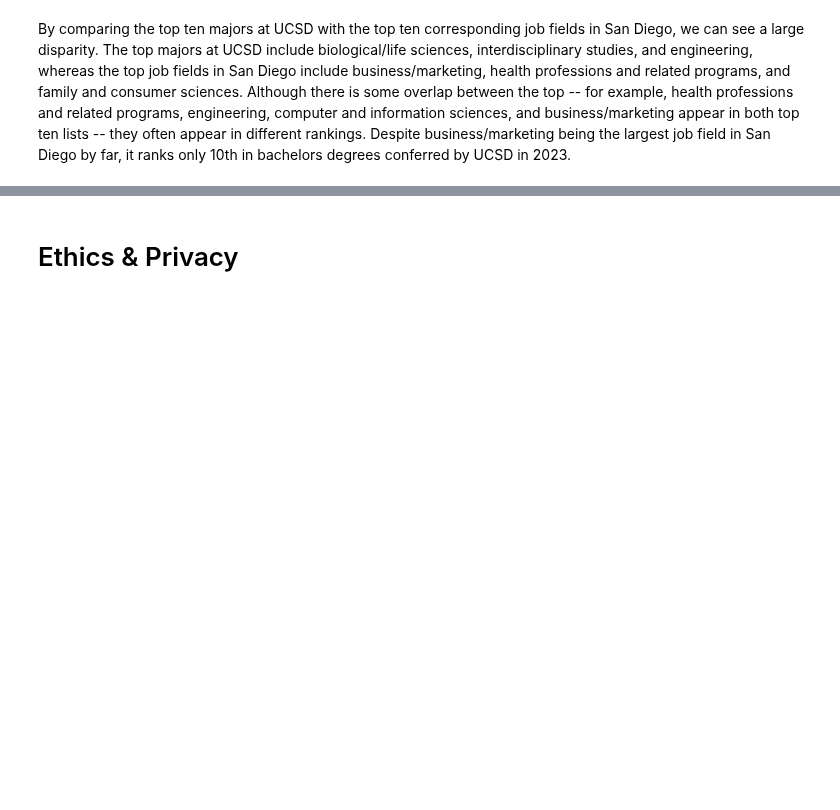
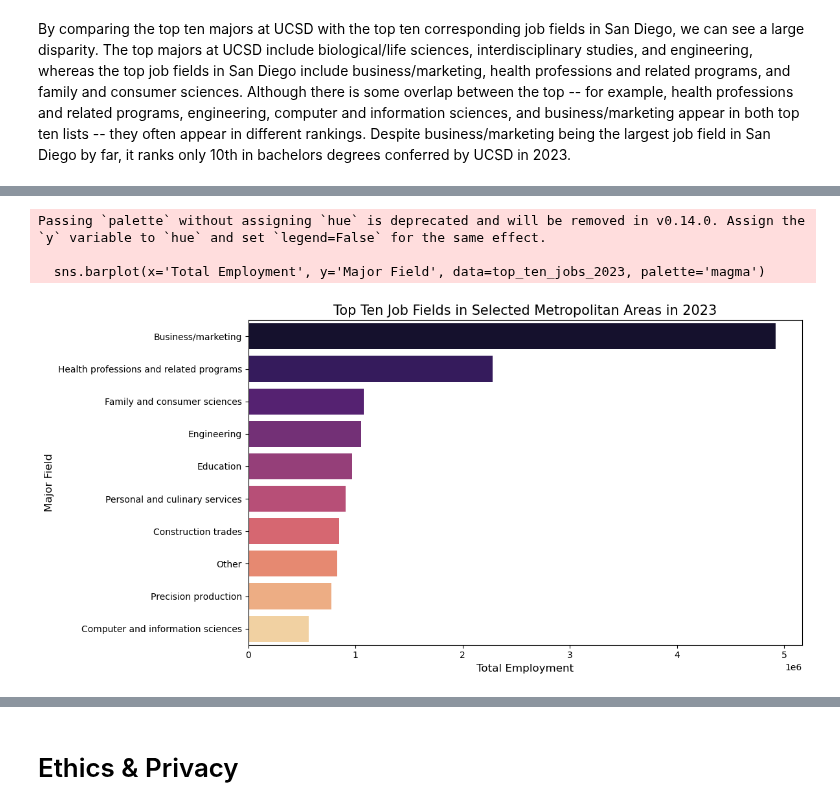
Before and after one commit to michaelhe999/COGS-108-Project, a Jupyter notebook: EDACheckpoint_Group109-FA24.ipynb, the cells around one changed output, grey strips where cells are left out. Drawn from its saved outputs; the diff is of its cells as text; code cells hidden in the pictures; blank space fills up the shorter version.

```diff
--- a/EDACheckpoint_Group109-FA24.ipynb
+++ b/EDACheckpoint_Group109-FA24.ipynb
@@ -952,0 +1013,19 @@ Some more words and stuff.  Remember notebooks work best if you interleave the c
+# %%
+all_jobs_2023 = jobs[(jobs['Year'] == 2023) & (jobs['Occupation Title'] != 'All Occupations')]
+all_jobs_total_2023 = all_jobs_2023.groupby('Major Field')['Total Employment'].sum().reset_index()
+top_ten_jobs_2023 = all_jobs_total_2023.sort_values(by='Total Employment', ascending=False)[:10]
+top_ten_ucsd_jobs
+
+plt.figure(figsize=(12, 6))
+sns.barplot(x='Total Employment', y='Major Field', data=top_ten_jobs_2023, palette='magma')
+
+plt.title('Top Ten Job Fields in Selected Metropolitan Areas in 2023', fontsize = 15)
+plt.xlabel('Total Employment', fontsize = 12)
+plt.ylabel('Major Field', fontsize=12)
+plt.tight_layout()
+plt.show()
+# %% [output]
+Passing `palette` without assigning `hue` is deprecated and will be removed in v0.14.0. Assign the `y` variable to `hue` and set `legend=False` for the same effect.
+
+  sns.barplot(x='Total Employment', y='Major Field', data=top_ten_jobs_2023, palette='magma')
+[figure, added]
```
Also changed, not shown: parts of 26 cells of this notebook.
